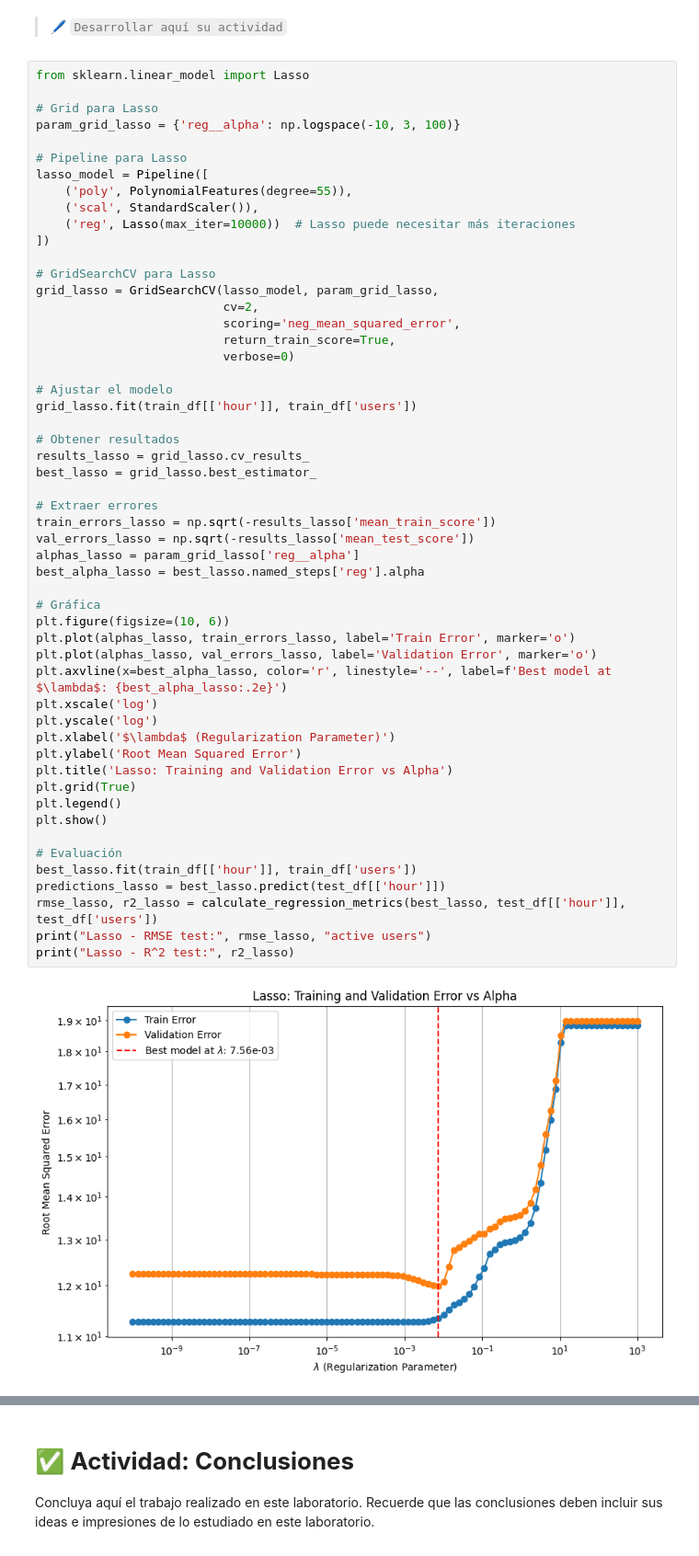
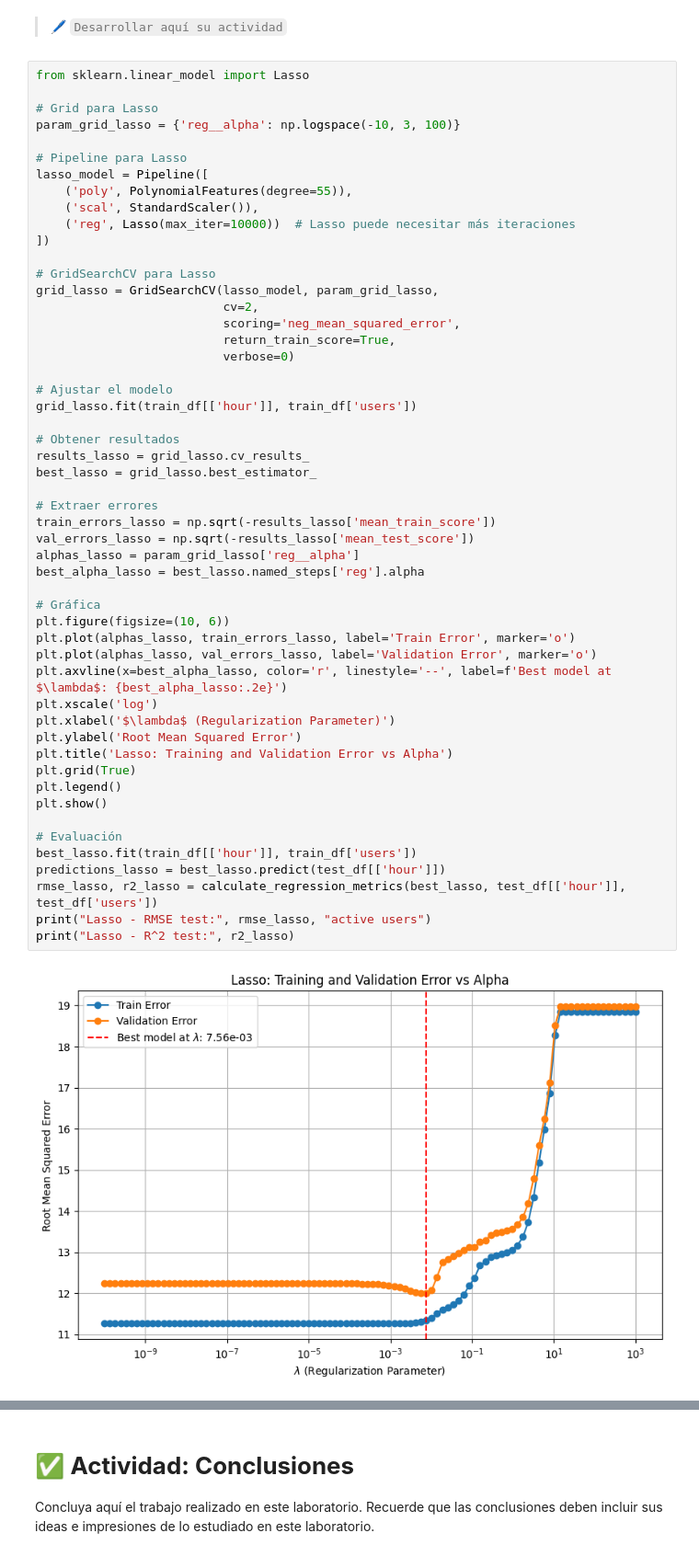
Before and after one commit to JeffAsDRK/Semana_4_IA, a Jupyter notebook: Planteamiento Active Users Lab Regression.ipynb, the cells around one changed output, grey strips where cells are left out. Shown at 92% size. Saved outputs shown, nothing was run; the diff lists cells and outputs as text.

```diff
--- a/Planteamiento Active Users Lab Regression.ipynb
+++ b/Planteamiento Active Users Lab Regression.ipynb
@@ -568,35 +599,34 @@ grid_lasso.fit(train_df[['hour']], train_df['users'])
 # Obtener resultados
 results_lasso = grid_lasso.cv_results_
 best_lasso = grid_lasso.best_estimator_
 
 # Extraer errores
 train_errors_lasso = np.sqrt(-results_lasso['mean_train_score'])
 val_errors_lasso = np.sqrt(-results_lasso['mean_test_score'])
 alphas_lasso = param_grid_lasso['reg__alpha']
 best_alpha_lasso = best_lasso.named_steps['reg'].alpha
 
 # Gráfica
 plt.figure(figsize=(10, 6))
 plt.plot(alphas_lasso, train_errors_lasso, label='Train Error', marker='o')
 plt.plot(alphas_lasso, val_errors_lasso, label='Validation Error', marker='o')
 plt.axvline(x=best_alpha_lasso, color='r', linestyle='--', label=f'Best model at $\lambda$: {best_alpha_lasso:.2e}')
 plt.xscale('log')
-plt.yscale('log')
 plt.xlabel('$\lambda$ (Regularization Parameter)')
 plt.ylabel('Root Mean Squared Error')
 plt.title('Lasso: Training and Validation Error vs Alpha')
 plt.grid(True)
 plt.legend()
 plt.show()
 
 # Evaluación
 best_lasso.fit(train_df[['hour']], train_df['users'])
 predictions_lasso = best_lasso.predict(test_df[['hour']])
 rmse_lasso, r2_lasso = calculate_regression_metrics(best_lasso, test_df[['hour']], test_df['users'])
 print("Lasso - RMSE test:", rmse_lasso, "active users")
 print("Lasso - R^2 test:", r2_lasso)
 # %% [output]
-[figure, old version]
+[figure, new version]
 Lasso - RMSE test: 10.127732800103855 active users
 Lasso - R^2 test: 0.5883070943492124
 # %%
```
Also changed, not shown: parts of 3 cells of this notebook, 2 other files.
